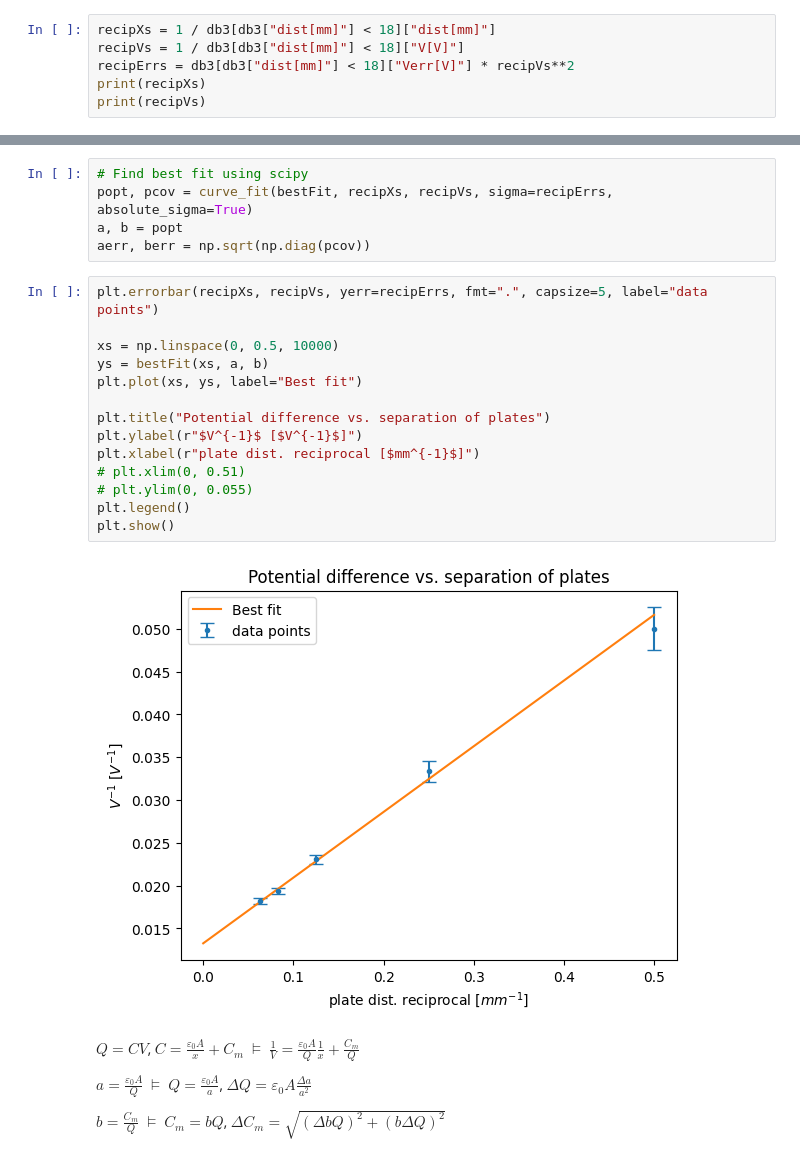
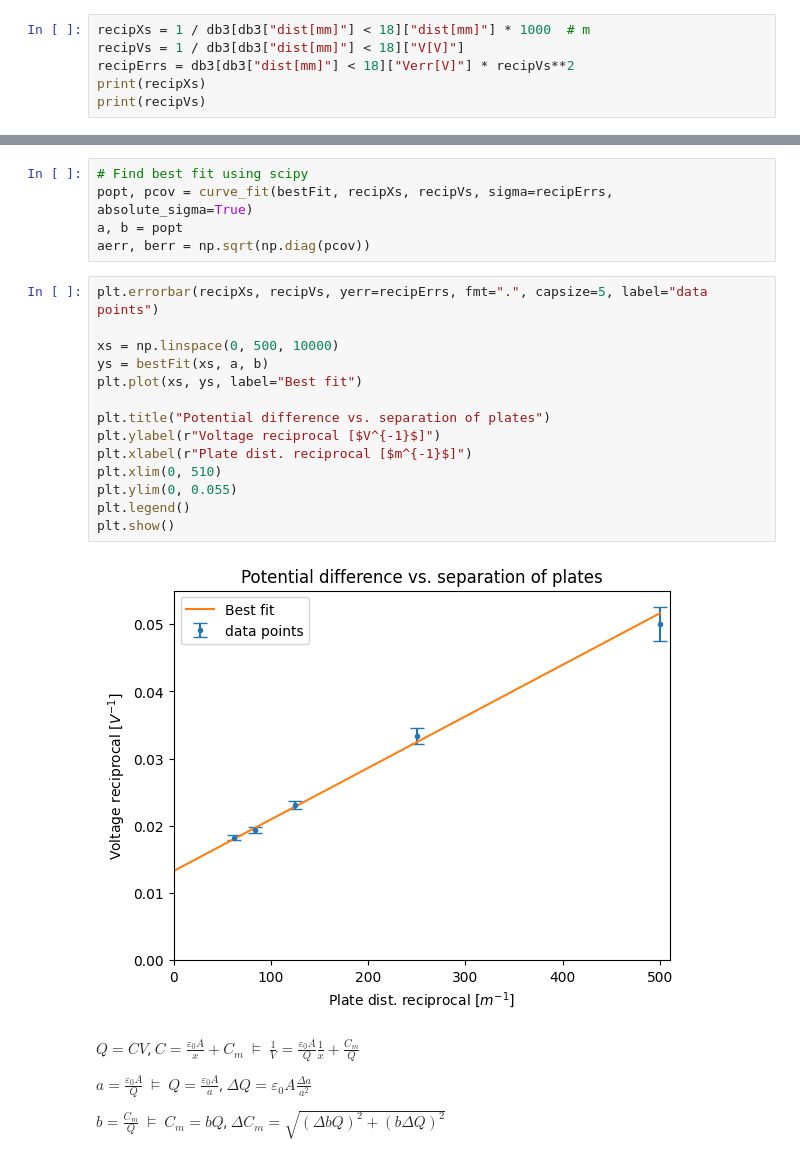
Before and after one commit to MartinOpat/E-M-Exp1, a Jupyter notebook: Experiment1/exp1.ipynb, the cells around one changed output, grey strips where cells are left out. Saved outputs shown, nothing was run; the diff lists cells and outputs as text.

Commit message:
Exported figures

```diff
--- a/Experiment1/exp1.ipynb
+++ b/Experiment1/exp1.ipynb
@@ -78,7 +78,7 @@ plt.show()
 # %% [output]
 [figure]
 # %%
-recipXs = 1 / db3[db3["dist[mm]"] < 18]["dist[mm]"]
+recipXs = 1 / db3[db3["dist[mm]"] < 18]["dist[mm]"] * 1000  # m
 recipVs = 1 / db3[db3["dist[mm]"] < 18]["V[V]"]
 recipErrs = db3[db3["dist[mm]"] < 18]["Verr[V]"] * recipVs**2
 print(recipXs)
@@ -107,19 +107,19 @@ aerr, berr = np.sqrt(np.diag(pcov))
 # %%
 plt.errorbar(recipXs, recipVs, yerr=recipErrs, fmt=".", capsize=5, label="data points")
 
-xs = np.linspace(0, 0.5, 10000)
+xs = np.linspace(0, 500, 10000)
 ys = bestFit(xs, a, b)
 plt.plot(xs, ys, label="Best fit")
 
 plt.title("Potential difference vs. separation of plates")
-plt.ylabel(r"$V^{-1}$ [$V^{-1}$]")
-plt.xlabel(r"plate dist. reciprocal [$mm^{-1}$]")
-# plt.xlim(0, 0.51)
-# plt.ylim(0, 0.055)
+plt.ylabel(r"Voltage reciprocal [$V^{-1}$]")
+plt.xlabel(r"Plate dist. reciprocal [$m^{-1}$]")
+plt.xlim(0, 510)
+plt.ylim(0, 0.055)
 plt.legend()
 plt.show()
 # %% [output]
-[figure, old version]
+[figure, new version]
 # %% [markdown]
 $Q = CV$, $C = \frac{\varepsilon_0 A}{x} + C_m$ $\models$ $\frac{1}{V} = \frac{\varepsilon_0 A}{Q} \frac{1}{x} + \frac{C_m}{Q}$
 
```
Also changed, not shown: parts of 3 cells of this notebook, 4 other files.
